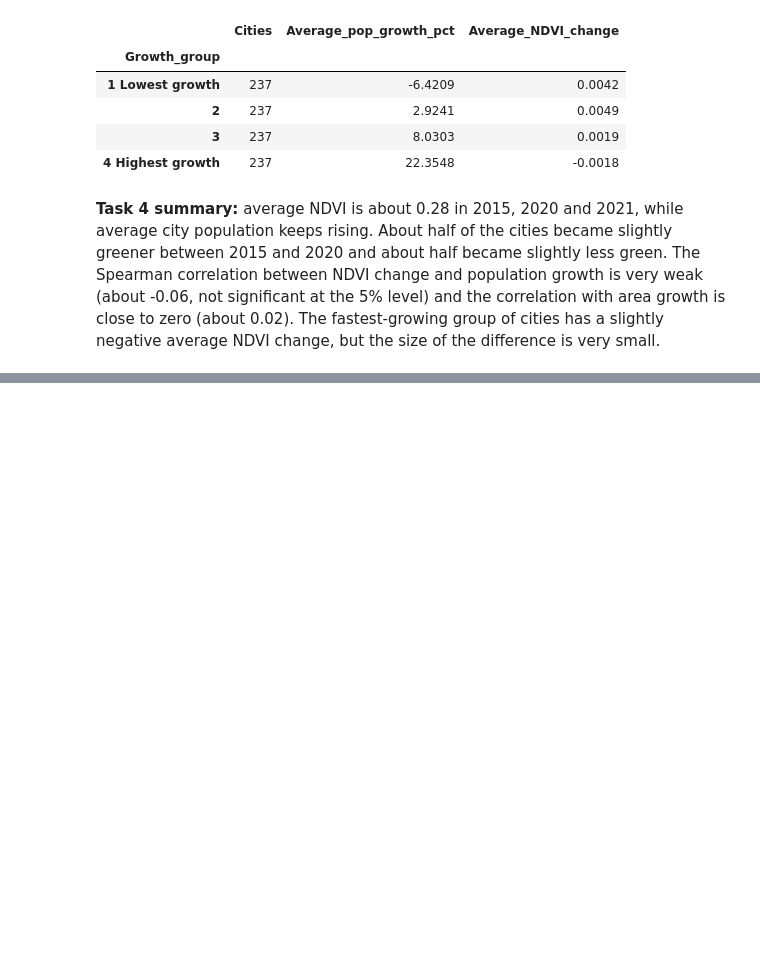
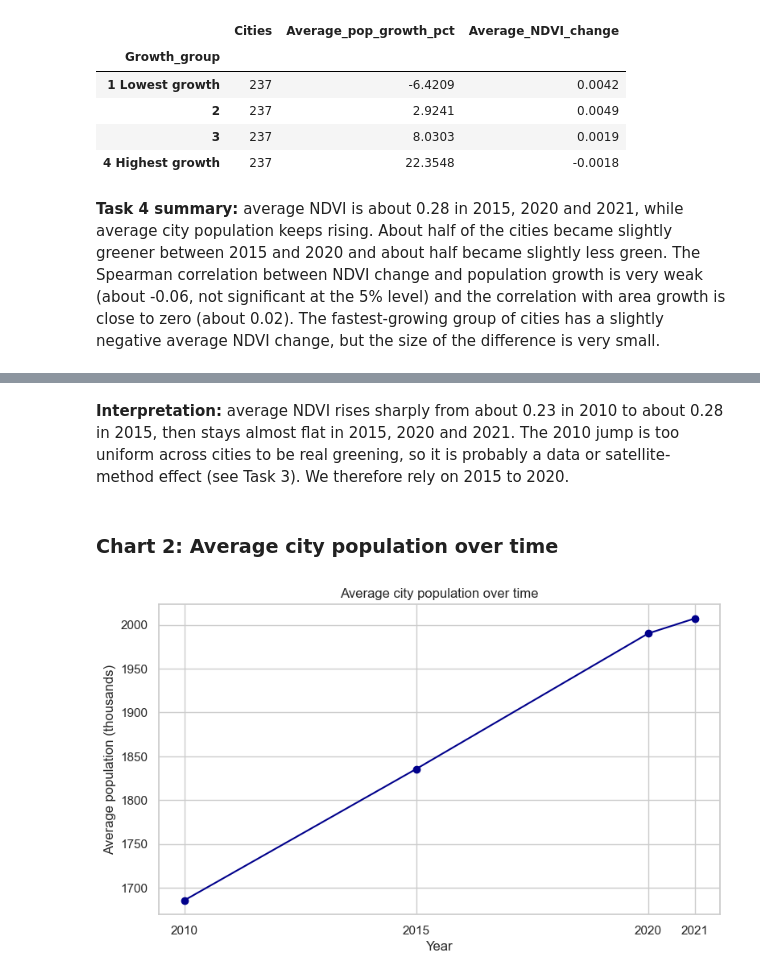
Before and after one commit to prince63aj/Urban_Green_Cover_and_Population_Growth, a Jupyter notebook: Analysis.ipynb, the cells around one changed output, grey strips where cells are left out. Drawn from its saved outputs; the diff is of its cells as text; code cells hidden in the pictures; blank space fills up the shorter version.

```diff
--- a/Analysis.ipynb
+++ b/Analysis.ipynb
@@ -336,0 +352,15 @@ group_table
+# %% [markdown]
+**Interpretation:** average NDVI rises sharply from about 0.23 in 2010 to about 0.28 in 2015, then stays almost flat in 2015, 2020 and 2021. The 2010 jump is too uniform across cities to be real greening, so it is probably a data or satellite-method effect (see Task 3). We therefore rely on 2015 to 2020.
+# %% [markdown]
+### Chart 2: Average city population over time
+# %%
+plt.figure()
+plt.plot(by_year.index, by_year["Average_population_thousands"], marker="o", color="darkblue")
+plt.title("Average city population over time")
+plt.xlabel("Year")
+plt.ylabel("Average population (thousands)")
+plt.xticks([2010, 2015, 2020, 2021])
+plt.savefig("charts/2_population_over_time.png", dpi=150, bbox_inches="tight")
+plt.show()
+# %% [output]
+[figure, added]
```
Also changed, not shown: parts of 19 cells of this notebook, 9 other files.
